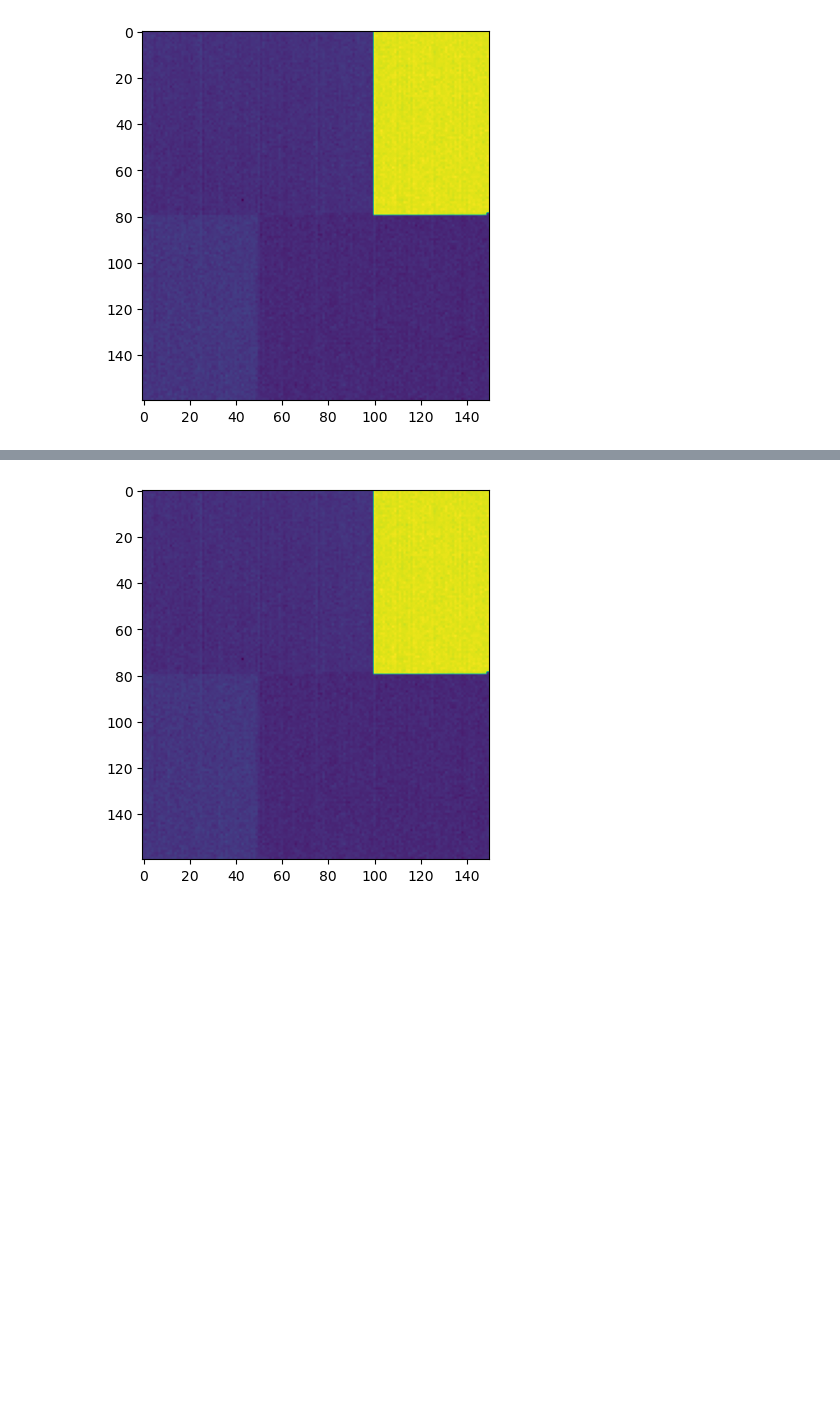
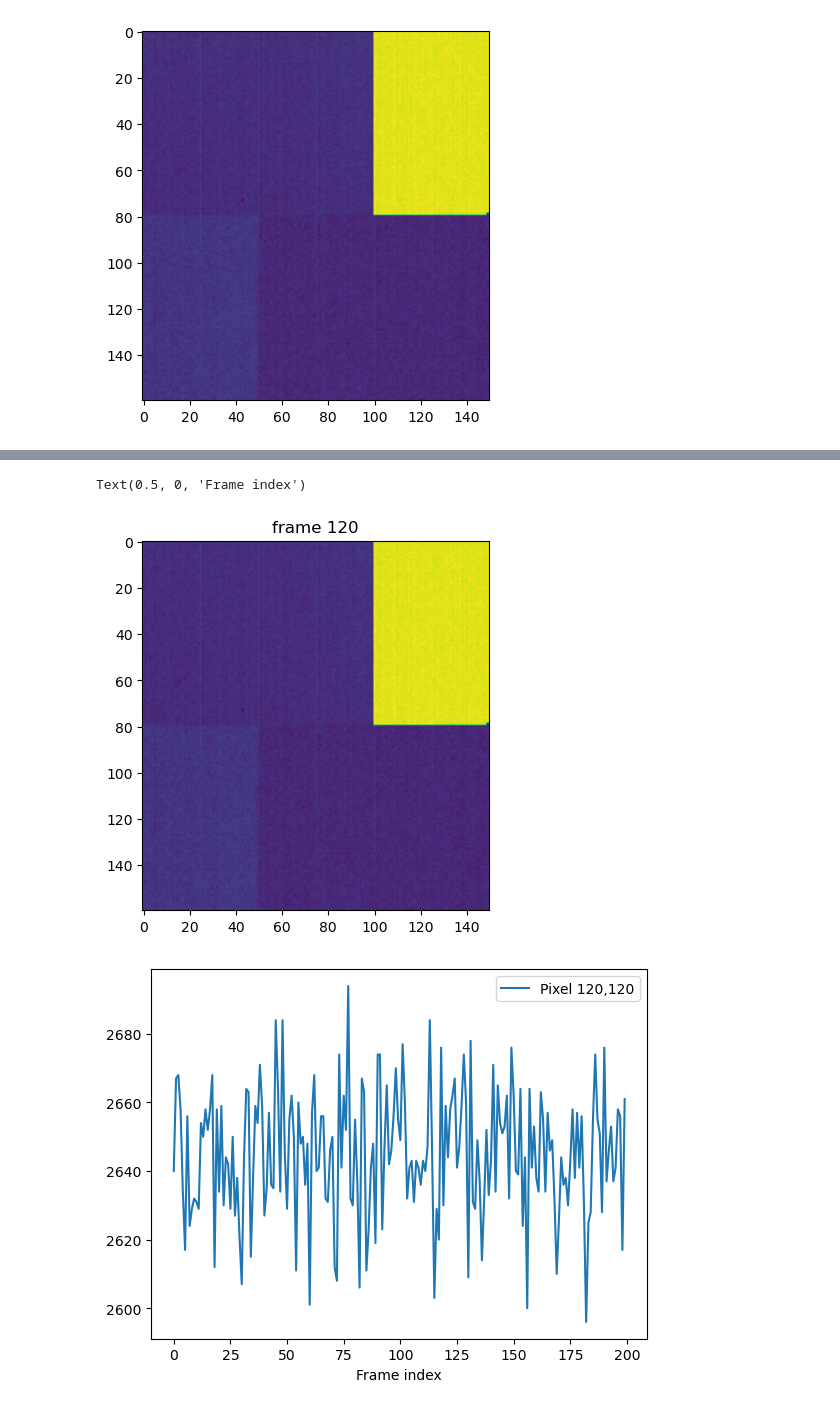
Before and after one commit to slsdetectorgroup/aare-notebooks, a Jupyter notebook: 01-read_moench04_05.ipynb, the cells around one changed output, grey strips where cells are left out. Drawn from its saved outputs; the diff is of its cells as text; code cells hidden in the pictures; blank space fills up the shorter version.

Commit message:
updated moench05 example

```diff
--- a/01-read_moench04_05.ipynb
+++ b/01-read_moench04_05.ipynb
@@ -20,20 +25,12 @@ Here things get a bit more tricky since we can't identify the detector from the
 # %%
-f = File(base/'Moench05/moench05_master_0.json')
-pm = aare.GenerateMoench05PixelMap()
+f = CtbRawFile(base/'Moench05/moench05_master_0.json', transform=moench05)
 
-tmp = f.read_frame()
-img = np.take(tmp, pm)
+header, img = f.read_frame()
 
 fig, ax = plt.subplots()
 im = ax.imshow(img)
 # %% [output]
 [figure]
 # %%
-# Lets see how we apply this for read_n
-f.seek(0)
-n_frames = 200
-tmp = f.read_n(n_frames)
-data = np.zeros((n_frames, *pm.shape))
-
-for i in range(n_frames):
-    data[i] = np.take(tmp[i], pm)
+header, data = f.read_n(200)
+print(header['frameNumber'])
@@ -40,5 +53,13 @@ for i in range(n_frames):
 # %%
 fig, ax = plt.subplots()
 im = ax.imshow(data[120])
+ax.set_title('frame 120')
+
+fig, ax = plt.subplots()
+ax.plot(data[:, 120,120], label = 'Pixel 120,120')
+ax.legend()
+ax.set_xlabel('Frame index')
 # %% [output]
+Text(0.5, 0, 'Frame index')
-[figure, old version]
+[figure, new version]
+[figure, added]
```
Also changed, not shown: parts of 9 cells of this notebook.
